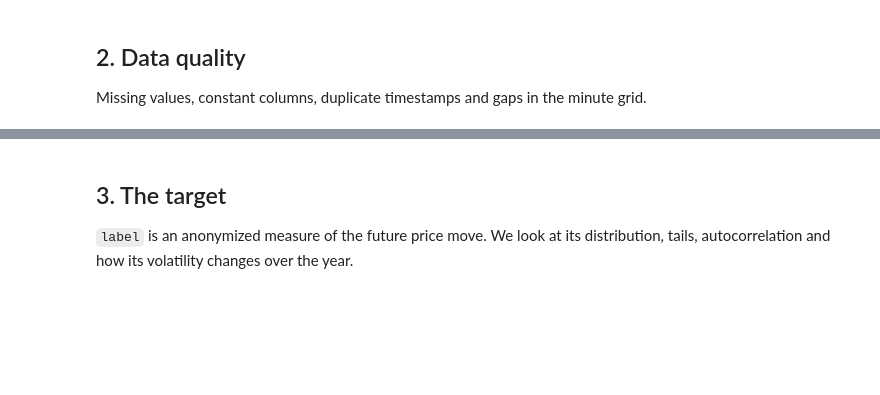
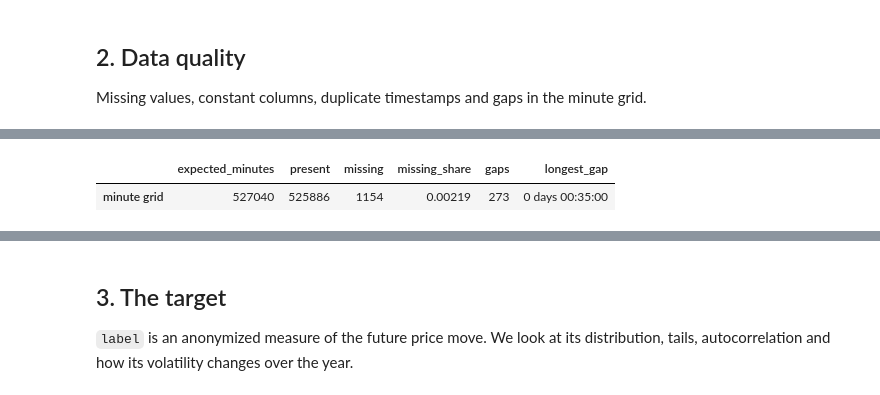
Before and after one commit to ceng313-2026/GROUP55_CENG313, a Jupyter notebook: assignment1_eda_baseline.ipynb, the cells around one changed output, grey strips where cells are left out. Saved outputs shown, nothing was run; the diff lists cells and outputs as text; code cells hidden in the pictures; blank space fills up the shorter version.

```diff
--- a/assignment1_eda_baseline.ipynb
+++ b/assignment1_eda_baseline.ipynb
@@ -97,13 +98,10 @@ x_std = train[xcols].std()
 constant_x = x_std[x_std == 0].index.tolist()
 print("constant X columns:", len(constant_x), constant_x[:10])
 
-steps = pd.Series(train.index).diff().dropna()
-gaps = steps[steps > pd.Timedelta(minutes=1)]
-expected = int((train.index.max() - train.index.min()) / pd.Timedelta(minutes=1)) + 1
-missing = expected - len(train)
-print(f"\nminute grid: {expected:,} minutes in the period, {len(train):,} present, {missing:,} missing ({missing / expected:.2%})")
-print(f"gaps: {len(gaps)} | longest gap: {gaps.max()} | most common gap sizes:")
-print(gaps.value_counts().head(5).to_string())
+coverage, gap_sizes = minute_grid(train.index)
+display(coverage.to_frame("minute grid").T)
+print("most common gap sizes:")
+print(gap_sizes.head(5).to_string())
 # %% [output]
 train columns with NaN: 0 | NaN cells: 0
 test  NaN cells: 0
@@ -119,0 +110,2 @@ gaps: 273 | longest gap: 0 days 00:35:00 | most common gap sizes:
+|  | expected_minutes | present | missing | missing_share | gaps | longest_gap |
+| minute grid | 527040 | 525886 | 1154 | 0.00219 | 273 | 0 days 00:35:00 |
```
Also changed, not shown: parts of 4 cells of this notebook, 3 other files.
